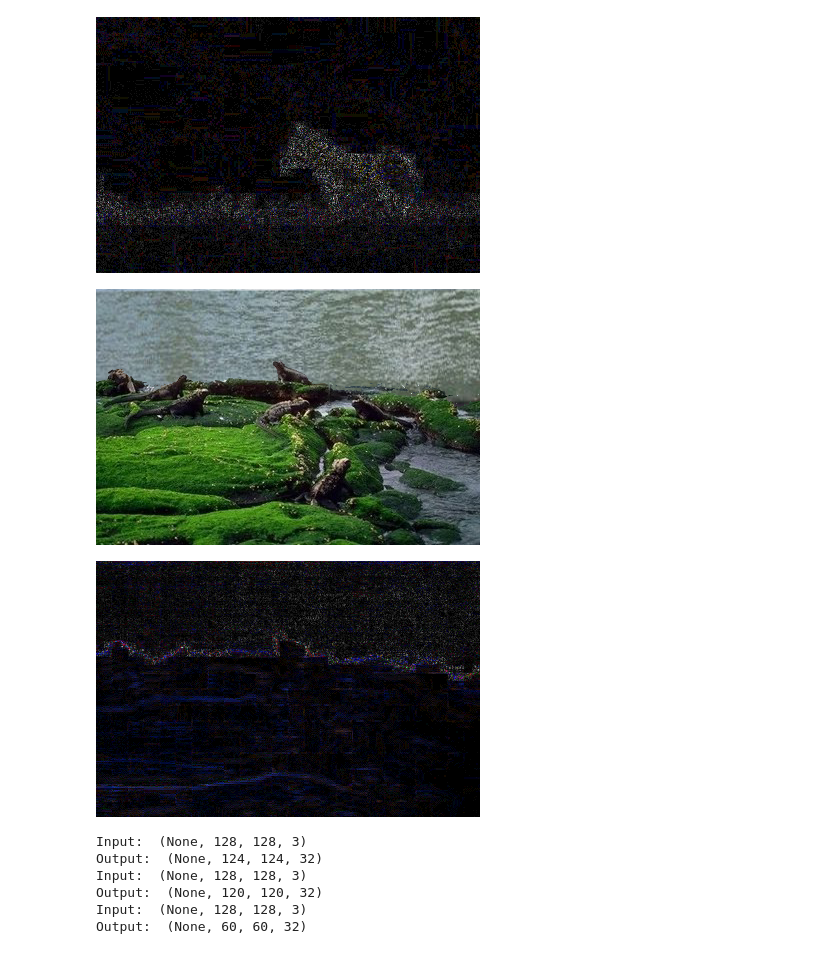
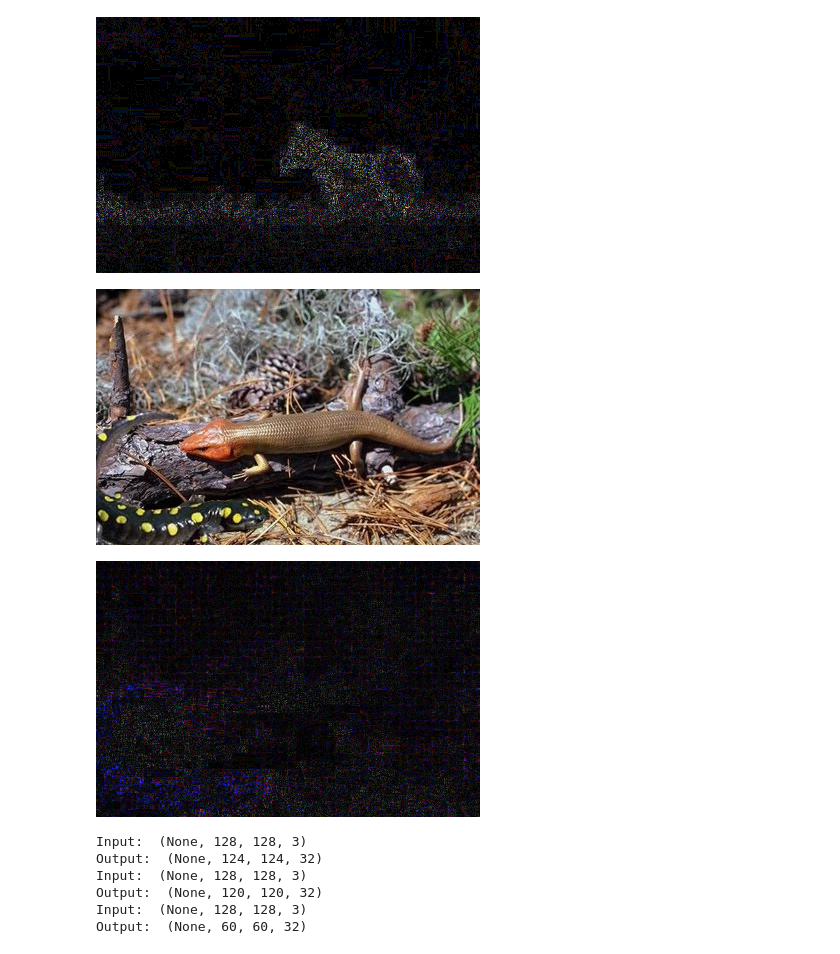
Before and after one commit to RahulUmamahesha/Image-Tampering-Detection-using-ELA-and-CNN, a Jupyter notebook: image.ipynb, the cells around one changed output. Drawn from its saved outputs; the diff is of its cells as text; code cells hidden in the pictures.

```diff
--- a/image.ipynb
+++ b/image.ipynb
@@ -115,13 +113,13 @@ convert_to_ela_image('/content/CASIA2/Au/Au_ani_00001.jpg', 90)
 # %% [output]
 [figure]
 # %%
-Image.open('/content/CASIA2/Tp/Tp_D_CND_M_N_ani00018_sec00096_00138.tif')
+Image.open('CASIA2/Tp/Tp_D_CNN_M_N_ani00052_ani00054_11130.jpg')
 # %% [output]
-[figure, old version]
+[figure, new version]
 # %%
-convert_to_ela_image('/content/CASIA2/Tp/Tp_D_CND_M_N_ani00018_sec00096_00138.tif', 90)
+convert_to_ela_image('CASIA2/Tp/Tp_D_CNN_M_N_ani00052_ani00054_11130.jpg', 90)
 # %% [output]
-[figure, old version]
+[figure, new version]
 # %%
 X = []
 Y = []
```
Also changed, not shown: parts of 3 cells of this notebook, 6 other files.
